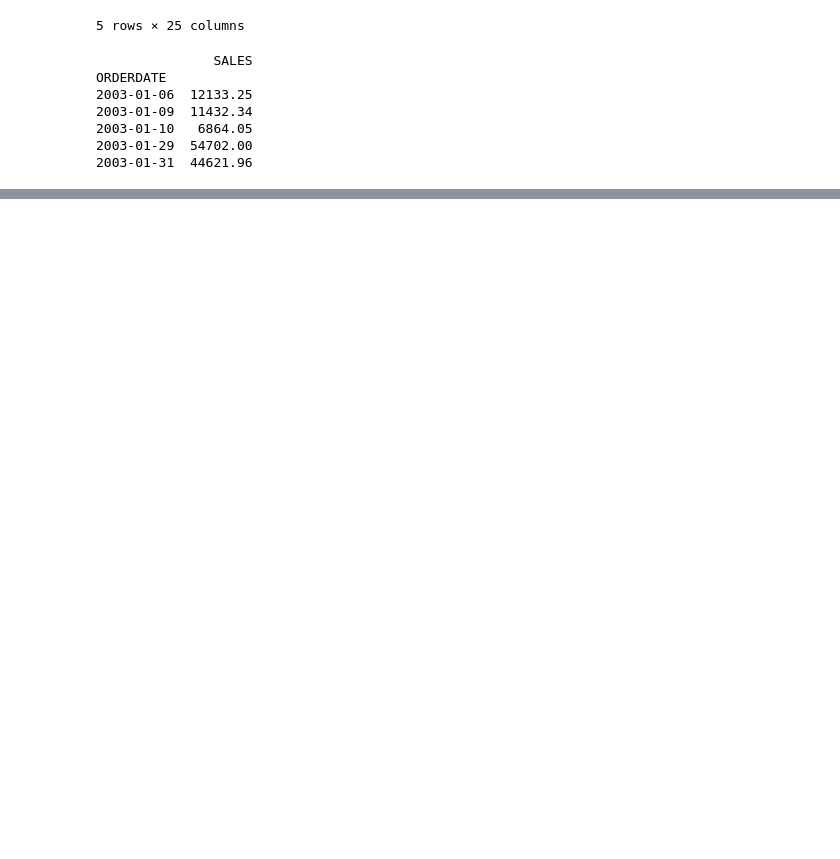
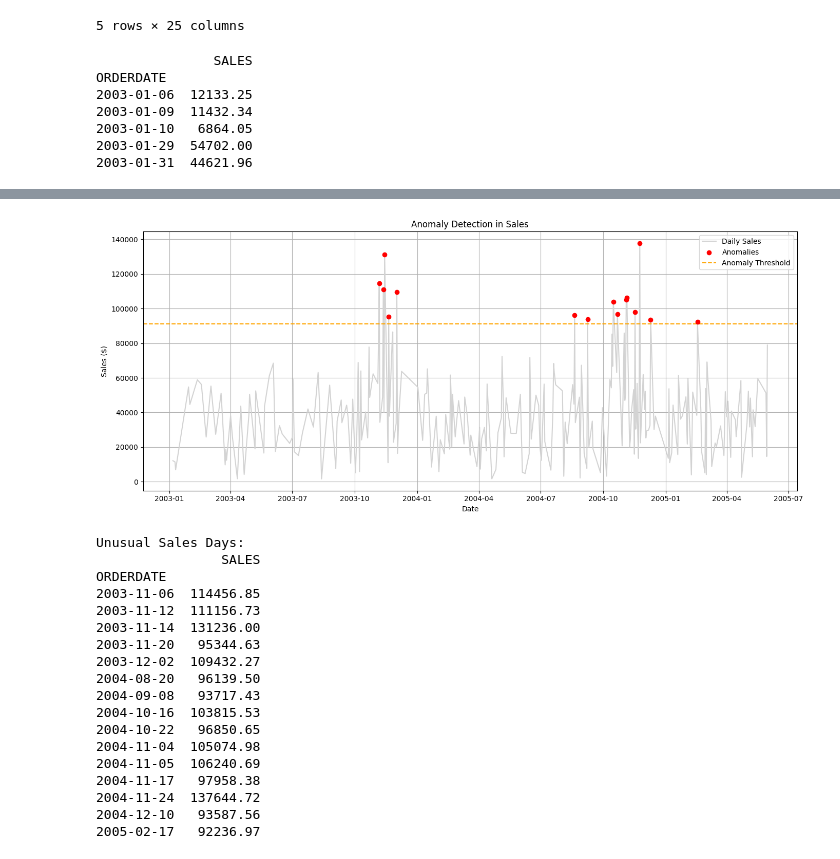
Before and after one commit to Tugume/OOP-Assignment, a Jupyter notebook: Final_OOP_Exam.ipynb, the cells around one changed output, grey strips where cells are left out. Cells and saved outputs as stored; diff of their text form; code cells hidden in the pictures; blank space fills up the shorter version.

```diff
--- a/Final_OOP_Exam.ipynb
+++ b/Final_OOP_Exam.ipynb
@@ -47,0 +123,48 @@ ORDERDATE
+# %%
+# Calculate threshold for anomaly detection
+mean_sales = df['SALES'].mean()  # Average sales
+std_sales = df['SALES'].std()    # Spread/variation in sales
+threshold = mean_sales + 2 * std_sales  # Set threshold at 2 standard deviations above mean
+
+# Identify days where sales exceed this threshold
+anomalies = df[df['SALES'] > threshold]  # These are the anomaly days
+
+# Visualize daily sales and mark anomalies
+plt.figure(figsize=(14, 6))
+plt.plot(df.index, df['SALES'], label='Daily Sales', color='lightgray')  # Main sales line
+plt.scatter(anomalies.index, anomalies['SALES'], color='red', label='Anomalies', zorder=5)  # Red dots for anomalies
+
+# Add horizontal line for the anomaly threshold
+plt.axhline(y=threshold, color='orange', linestyle='--', label='Anomaly Threshold')
+
+plt.title('Anomaly Detection in Sales')
+plt.xlabel('Date')
+plt.ylabel('Sales ($)')
+plt.legend()
+plt.grid(True)
+plt.tight_layout()
+plt.show()
+
+# Optional: Display the dates and values of anomalies
+print("Unusual Sales Days:")
+print(anomalies[['SALES']])
+# %% [output]
+[figure, added]
+Unusual Sales Days:
+                SALES
+ORDERDATE
+2003-11-06  114456.85
+2003-11-12  111156.73
+2003-11-14  131236.00
+2003-11-20   95344.63
+2003-12-02  109432.27
+2004-08-20   96139.50
+2004-09-08   93717.43
+2004-10-16  103815.53
+2004-10-22   96850.65
+2004-11-04  105074.98
+2004-11-05  106240.69
+2004-11-17   97958.38
+2004-11-24  137644.72
+2004-12-10   93587.56
+2005-02-17   92236.97
```
Also changed, not shown: parts of 10 cells of this notebook.
